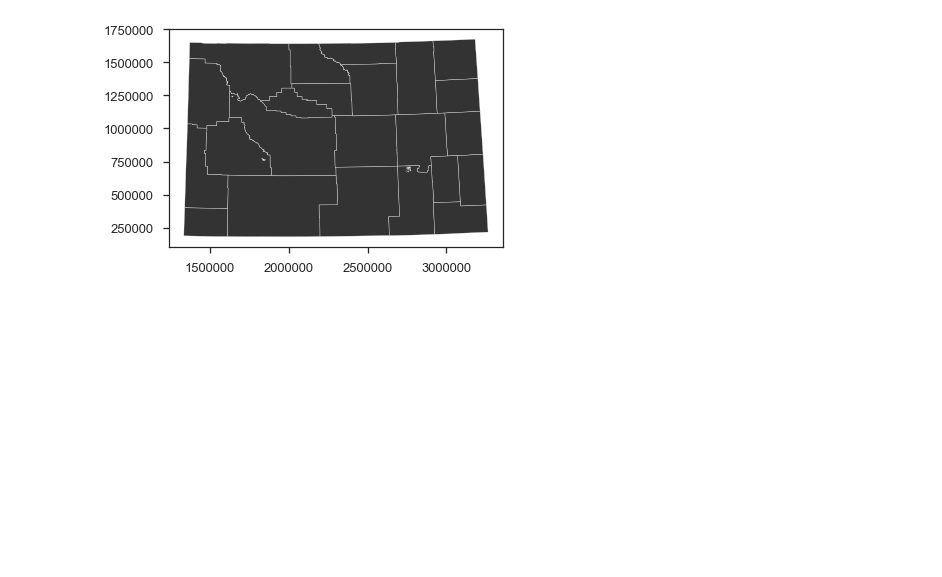
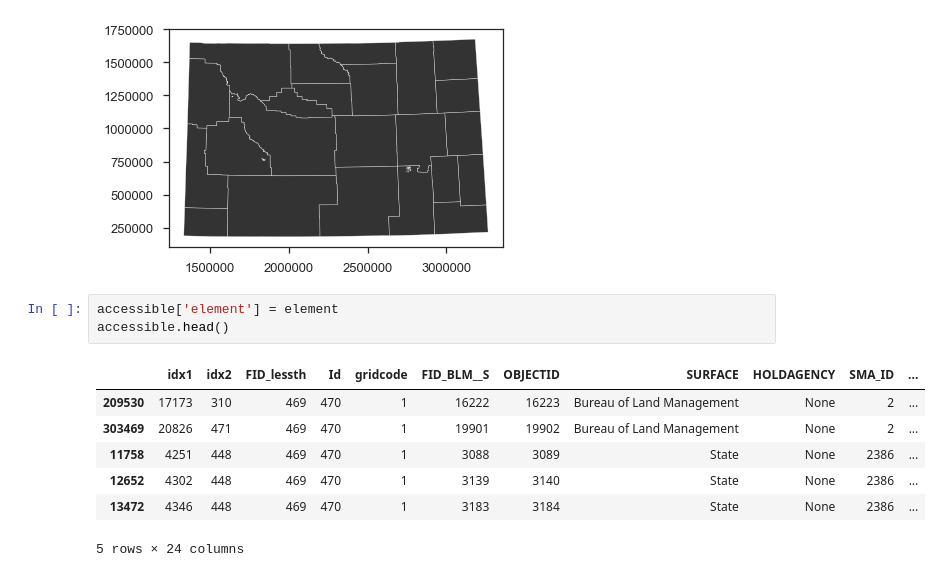
Before and after one commit to jessepisel/criticalandstrategic, a Jupyter notebook: land ownership.ipynb, the cells around one changed output. Drawn from its saved outputs; the diff is of its cells as text; blank space fills up the shorter version.

```diff
--- a/land ownership.ipynb
+++ b/land ownership.ipynb
@@ -228,3 +227,14 @@ accessible[accessible['prob']>percentile].plot( ax=ax, color='white')
 # %% [output]
 <matplotlib.axes._subplots.AxesSubplot at 0x...>
 [figure]
+# %%
+accessible['element'] = element
+accessible.head()
+# %% [output]
+|  | idx1 | idx2 | FID_lessth | Id | gridcode | FID_BLM__S | OBJECTID | SURFACE | HOLDAGENCY | SMA_ID | ... |
+| 209530 | 17173 | 310 | 469 | 470 | 1 | 16222 | 16223 | Bureau of Land Management | None | 2 | ... |
+| 303469 | 20826 | 471 | 469 | 470 | 1 | 19901 | 19902 | Bureau of Land Management | None | 2 | ... |
+| 11758 | 4251 | 448 | 469 | 470 | 1 | 3088 | 3089 | State | None | 2386 | ... |
+| 12652 | 4302 | 448 | 469 | 470 | 1 | 3139 | 3140 | State | None | 2386 | ... |
+| 13472 | 4346 | 448 | 469 | 470 | 1 | 3183 | 3184 | State | None | 2386 | ... |
+5 rows × 24 columns
```
Also changed, not shown: parts of 5 cells of this notebook.
